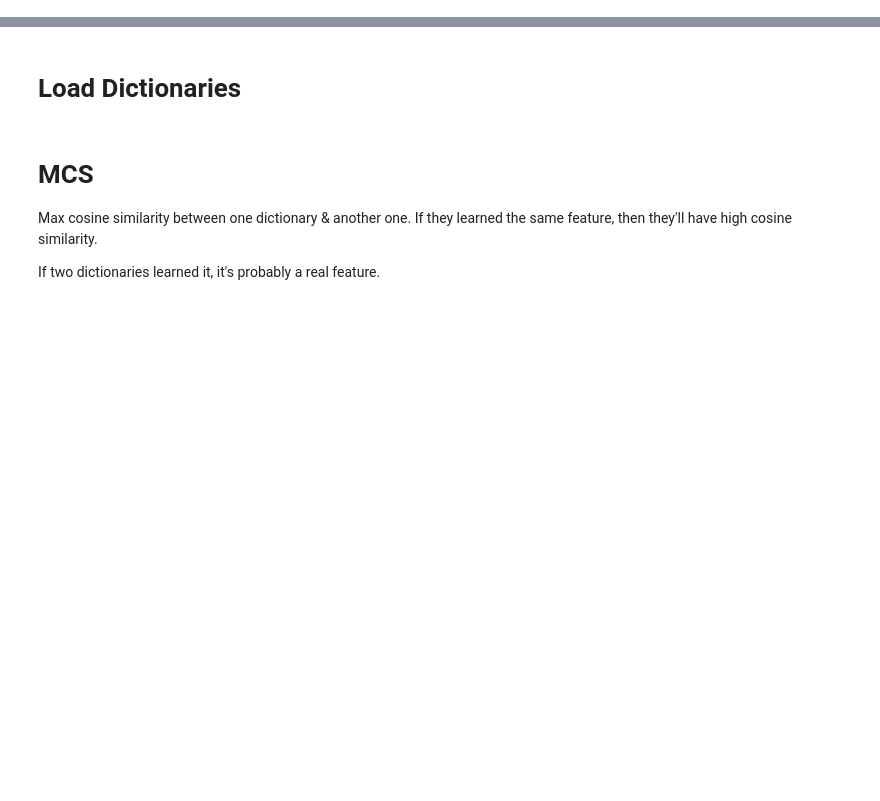
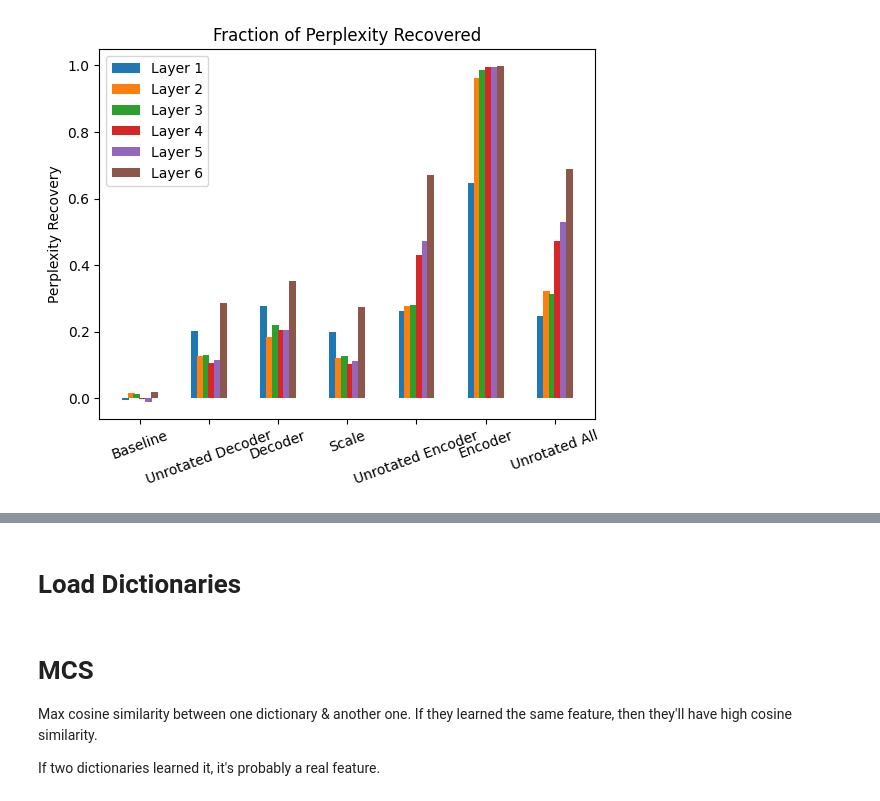
Before and after one commit to loganriggs/sparse_coding, a Jupyter notebook: perplexity.ipynb, the cells around one changed output, grey strips where cells are left out. Drawn from its saved outputs; the diff is of its cells as text; code cells hidden in the pictures; blank space fills up the shorter version.

```diff
--- a/perplexity.ipynb
+++ b/perplexity.ipynb
@@ -216,8 +287,8 @@ for layer in layers:
 # pythia_autoencoders = torch.load("/mnt/ssd-cluster/longrun2408/tied_residual_l2_r6/_31/learned_dicts.pt")
 # %%
 # load autoencoders
-# modes = ["sae", "dnorotation", "dfree", "scale", "enorotation", "efree", "norotation"]
-modes = ["sae", "dfree"]
+modes = ["sae", "baseline", "dnorotation", "dfree", "scale", "enorotation", "efree", "norotation"]
+# modes = ["sae", "dfree"]
 autoencoders = []
 for layer in layers:
     l1_variants = []
@@ -227,10 +298,13 @@ for layer in layers:
         mode_opts = []
         for mode in modes:
             if mode == "sae":
-                mode_tsae = torch.load(f"trained_models/base_sae_70m/base_sae_70m_{layer}_{l1}.pt")
+                mode_tsae = torch.load(f"trained_models/checkpoint5/base_sae_70m_{layer}_{l1}.pt")
                 mode_tsaes.append(mode_tsae)
+            # elif mode == "baseline":
+            #     mode_tsae = torch.load(f"trained_models/base_retrain_70m/base_sae_70m_{layer}_{l1}.pt")
+            #     mode_tsaes.append(mode_tsae)
             else:
-                mode_tsae = torch.load(f"trained_models/base_retrain_70m/base_autoTED_70m_{mode}_{layer}_{l1}.pt")
+                mode_tsae = torch.load(f"trained_models/base_autoTED_70m/base_autoTED_70m_{mode}_{layer}_{l1}.pt")
                 mode_tsaes.append(mode_tsae)
 
         l1_variants.append(mode_tsaes)
@@ -320,35 +416,39 @@ original_perplexity
+# %%
+nmodes = len(modes)-1
+nice_name_dict = {
+    "sae": "Original",
+    "baseline": "Baseline",
+    "dnorotation": "Unrotated Decoder",
+    "dfree": "Decoder",
+    "scale": "Scale",
+    "enorotation": "Unrotated Encoder",
+    "efree": "Encoder",
+    "norotation": "Unrotated All"
+}
+nice_modes = [nice_name_dict[m] for m in modes]
 # %%
 #Plot all_model_perplexities - all_model_perplexities2
 import matplotlib.pyplot as plt
 # model_perplexity_diff = np.array(all_model_perplexities) - np.array(all_model_perplexities2)
 
-nmodes = len(modes)-1
-nice_name_dict = {
-    "sae": "Original",
-    "dnorotation": "Unrotated Decoder",
-    "dfree": "Decoder",
-    "scale": "Scale",
-    "enorotation": "Unrotated Encoder",
-    "efree": "Encoder",
-    "norotation": "Unrotated All"
-}
-nice_modes = [nice_name_dict[m] for m in modes]
-
 for layer in layers:
     filtered_perps = all_perplexities2[layer,0,1:]
     sae_perp = all_perplexities2[layer][0][0]
     recovered_perps = (sae_perp - filtered_perps)/(sae_perp - original_perplexity)
+    # print(recovered_perps.shape)
 
     xs = np.arange(len(modes[1:])) + layer/(2*len(layers)) - (len(layers)-1)/(4*len(layers))
-    plt.bar(xs,recovered_perps.T, width=0.1)
+    plt.bar(xs,recovered_perps[:,0], width=0.1)
 
 xs = np.arange(len(modes[1:]))
 
 plt.legend([f"Layer {l+1}" for l in layers])
 plt.title("Fraction of Perplexity Recovered")
 # plt.xlabel("Autoencoder Mode")
-plt.ylabel("Perplexity")
+plt.ylabel("Perplexity Recovery")
 plt.xticks(xs, nice_modes[1:], rotation=20)
 # set ylimit to 10
 # plt.ylim(0, 1)
 plt.show()
+# %% [output]
+[figure, added]
```
Also changed, not shown: parts of 24 cells of this notebook, 9 other files.
